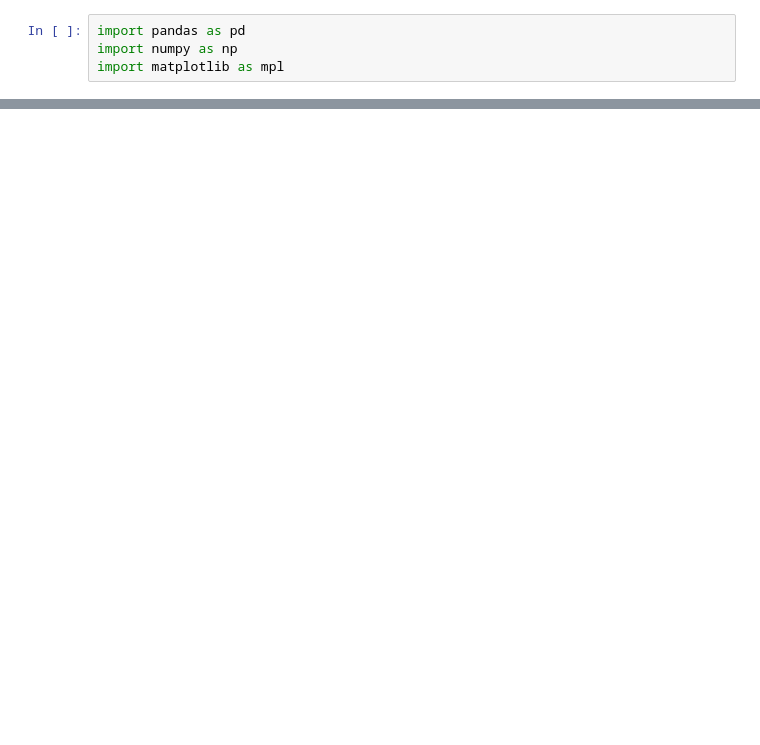
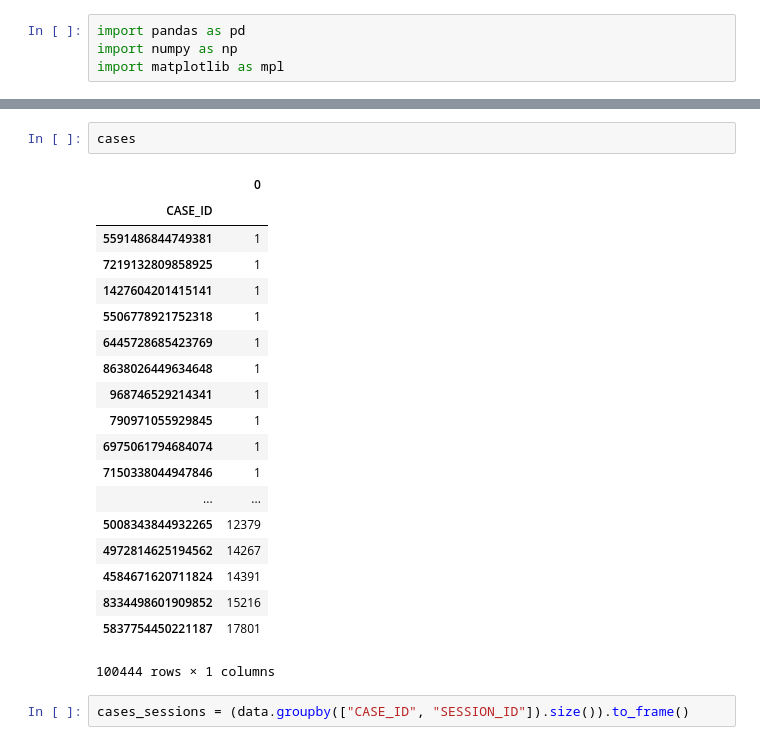
Before and after one commit to ouraimov/EurekaHacks, a Jupyter notebook: Siemens Challenge.ipynb, the cells around one changed output, grey strips where cells are left out. Drawn from its saved outputs; the diff is of its cells as text; blank space fills up the shorter version.

```diff
--- a/Siemens Challenge.ipynb
+++ b/Siemens Challenge.ipynb
@@ -8,0 +34,24 @@ UnicodeDecodeError: 'utf-8' codec can't decode byte 0xfc in position 202: invali
+# %%
+cases
+# %% [output]
+|  | 0 |
+| CASE_ID |  |
+| 5591486844749381 | 1 |
+| 7219132809858925 | 1 |
+| 1427604201415141 | 1 |
+| 5506778921752318 | 1 |
+| 6445728685423769 | 1 |
+| 8638026449634648 | 1 |
+| 968746529214341 | 1 |
+| 790971055929845 | 1 |
+| 6975061794684074 | 1 |
+| 7150338044947846 | 1 |
+| ... | ... |
+| 5008343844932265 | 12379 |
+| 4972814625194562 | 14267 |
+| 4584671620711824 | 14391 |
+| 8334498601909852 | 15216 |
+| 5837754450221187 | 17801 |
+100444 rows × 1 columns
+# %%
+cases_sessions = (data.groupby(["CASE_ID", "SESSION_ID"]).size()).to_frame()
```
Also changed, not shown: parts of 5 cells of this notebook.
